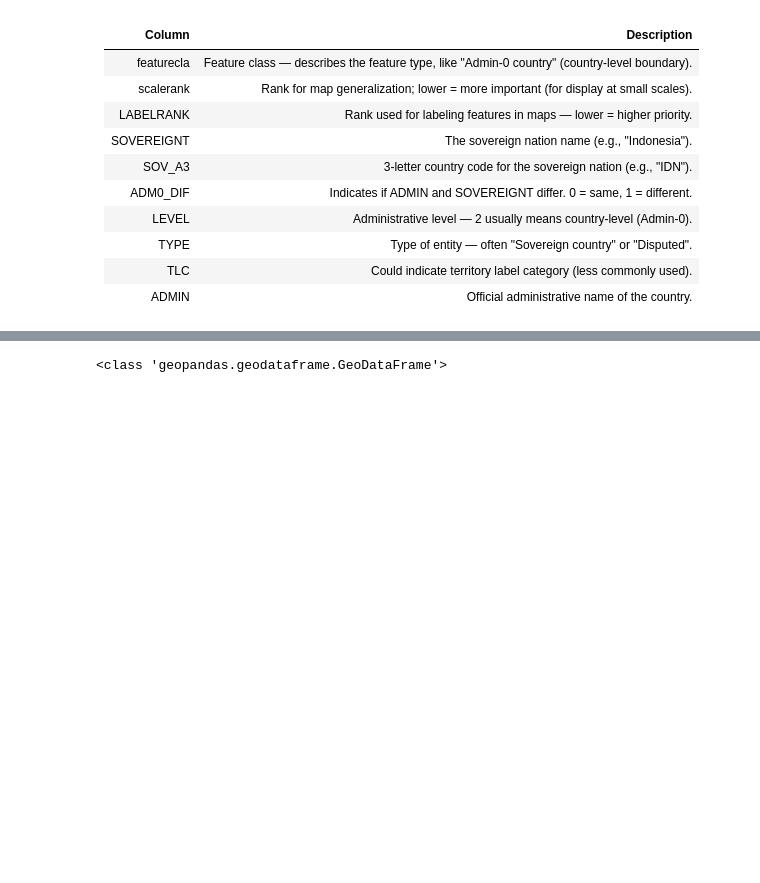
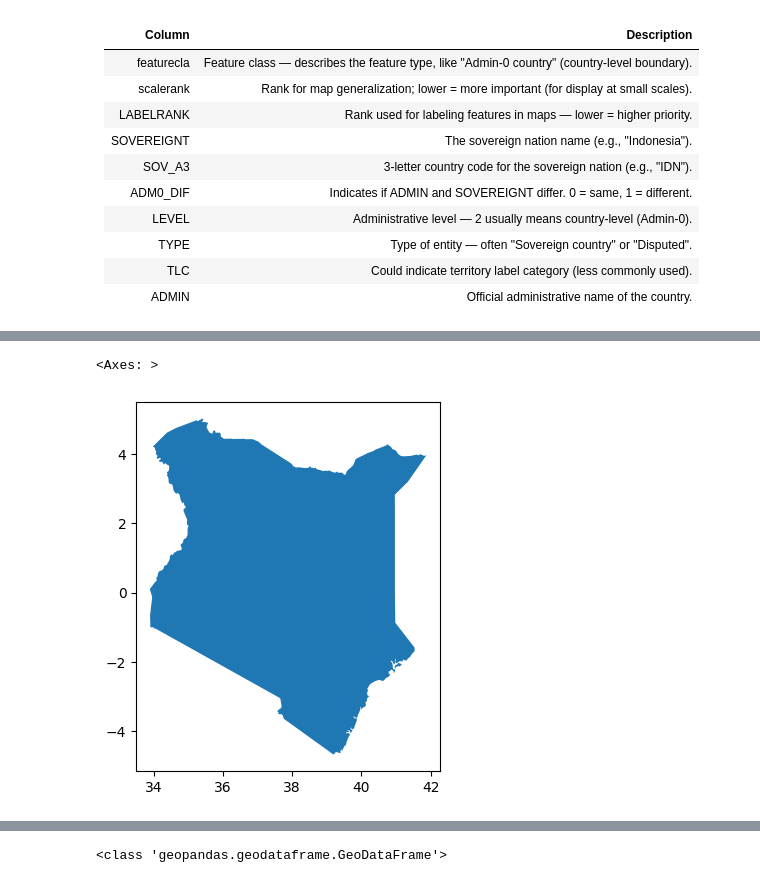
Before and after one commit to bonareri/data-science-class, a Jupyter notebook: 05-Python_for_Data_Science/10_Foundations_of_Geopandas.ipynb, the cells around one changed output, grey strips where cells are left out. Saved outputs shown, nothing was run; the diff lists cells and outputs as text; code cells hidden in the pictures; blank space fills up the shorter version.

```diff
--- a/05-Python_for_Data_Science/10_Foundations_of_Geopandas.ipynb
+++ b/05-Python_for_Data_Science/10_Foundations_of_Geopandas.ipynb
@@ -124,0 +192,8 @@ world.plot()
+# %%
+kenya = world[world['ADMIN'] == 'Kenya']
+kenya.plot()
+# kenya_shape = kenya.geometry
+# gpd.GeoSeries(kenya_shape).plot()
+# %% [output]
+<Axes: >
+[figure, added]
```
Also changed, not shown: parts of 41 cells of this notebook, 9 other files.
